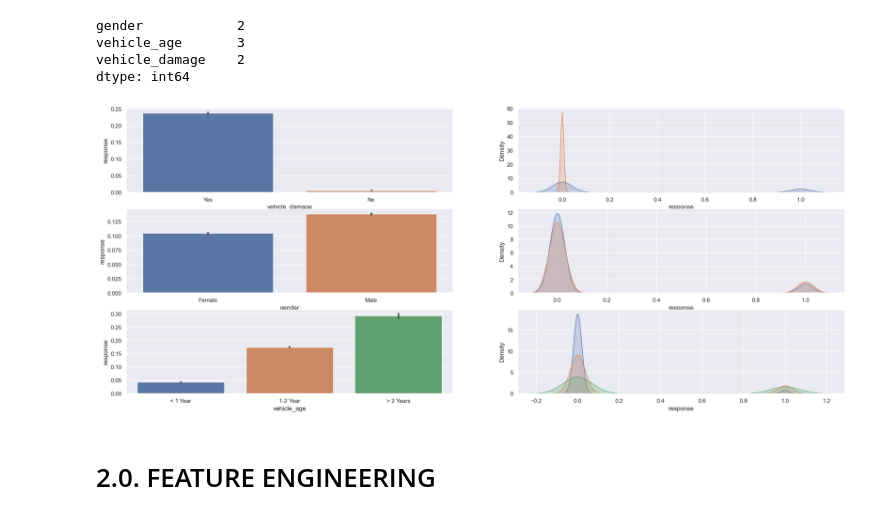
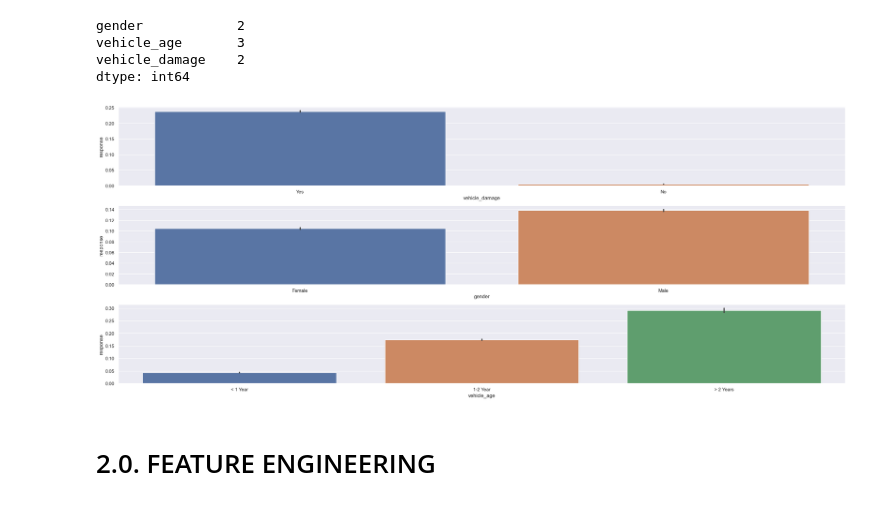
Before and after one commit to victormachad0/health_insurance_cross_sell, a Jupyter notebook: health_insurance_project.ipynb, the cells around one changed output. Saved outputs shown, nothing was run; the diff lists cells and outputs as text; code cells hidden in the pictures.

```diff
--- a/health_insurance_project.ipynb
+++ b/health_insurance_project.ipynb
@@ -341,33 +339,22 @@ gender            2
 vehicle_age       3
 vehicle_damage    2
 dtype: int64
-# %%
-# Vehicle Damage
-plt.subplot(3, 2, 1)
-sns.barplot(x = 'vehicle_damage', y = 'response', data = df1);
-
-plt.subplot(3, 2, 2)
-sns.kdeplot( df1[df1['vehicle_damage'] == 'Yes']['response'], label='Damaged', fill=True )
-sns.kdeplot( df1[df1['vehicle_damage'] == 'No']['response'], label='Damaged', fill=True );
-
-# Gender
-plt.subplot(3, 2, 3)
-sns.barplot(x = 'gender', y = 'response', data = df1);
-
-plt.subplot(3, 2, 4)
-sns.kdeplot( df1[df1['gender'] == 'Female']['response'], label='Female', fill=True )
-sns.kdeplot( df1[df1['gender'] == 'Male']['response'], label='Male', fill=True );
-
-# Vehicle age
-plt.subplot(3, 2, 5)
-sns.barplot(x = 'vehicle_age', y = 'response', data = df1);
-
-plt.subplot(3, 2, 6)
-sns.kdeplot( df1[df1['vehicle_age'] == '< 1 Year']['response'], label='< 1 Year', fill=True )
-sns.kdeplot( df1[df1['vehicle_age'] == '1-2 Year']['response'], label='1-2 Year', fill=True );
-sns.kdeplot( df1[df1['vehicle_age'] == '> 2 Years']['response'], label='> 2 Year', fill=True );
-# %% [output]
-[figure, removed]
+# %%
+# Vehicle Damage
+plt.subplot(3, 1, 1)
+sns.barplot(x = 'vehicle_damage', y = 'response', data = df1);
+
+# Gender
+plt.subplot(3, 1, 2)
+sns.barplot(x = 'gender', y = 'response', data = df1);
+
+# Vehicle age
+plt.subplot(3, 1, 3)
+sns.barplot(x = 'vehicle_age', y = 'response', data = df1);
+
+plt.tight_layout()
+# %% [output]
+[figure, added]
 # %% [markdown]
 # 2.0. FEATURE ENGINEERING
 # %%
```
Also changed, not shown: parts of 28 cells of this notebook.
